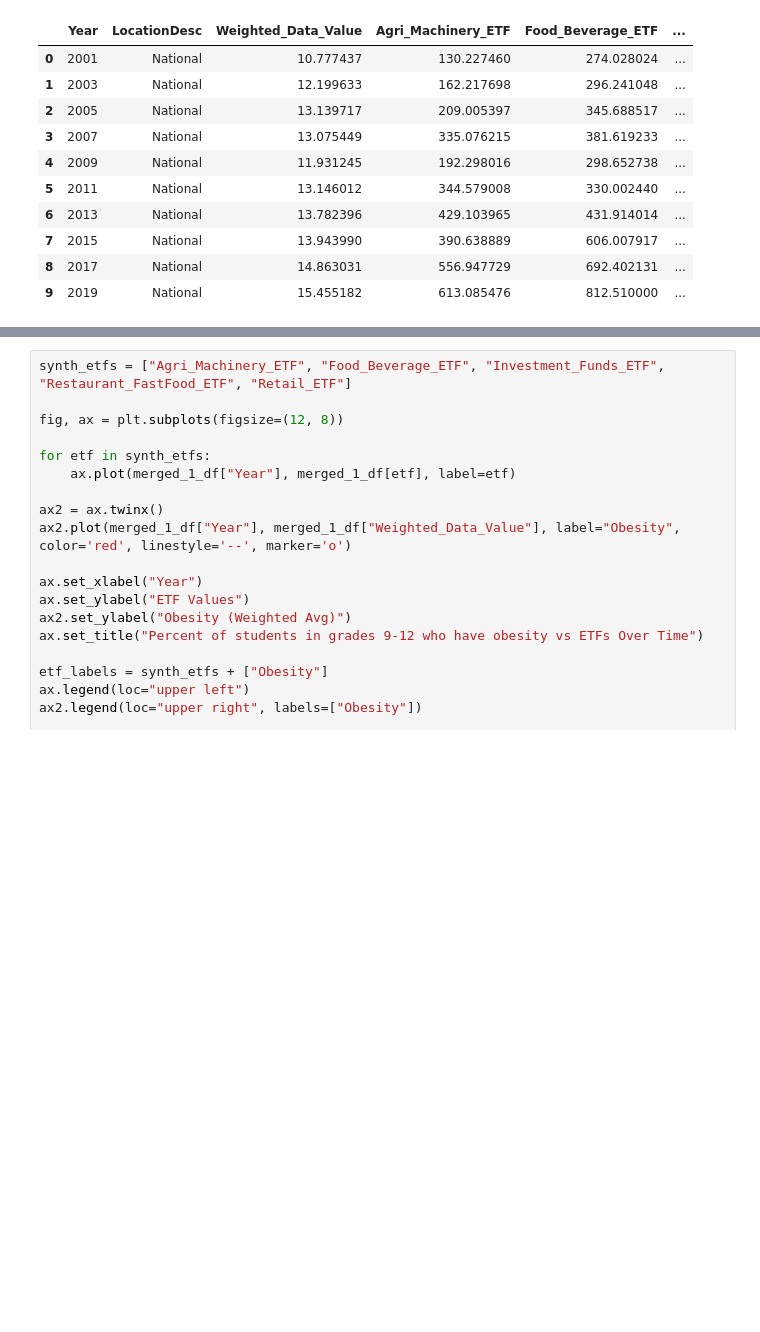
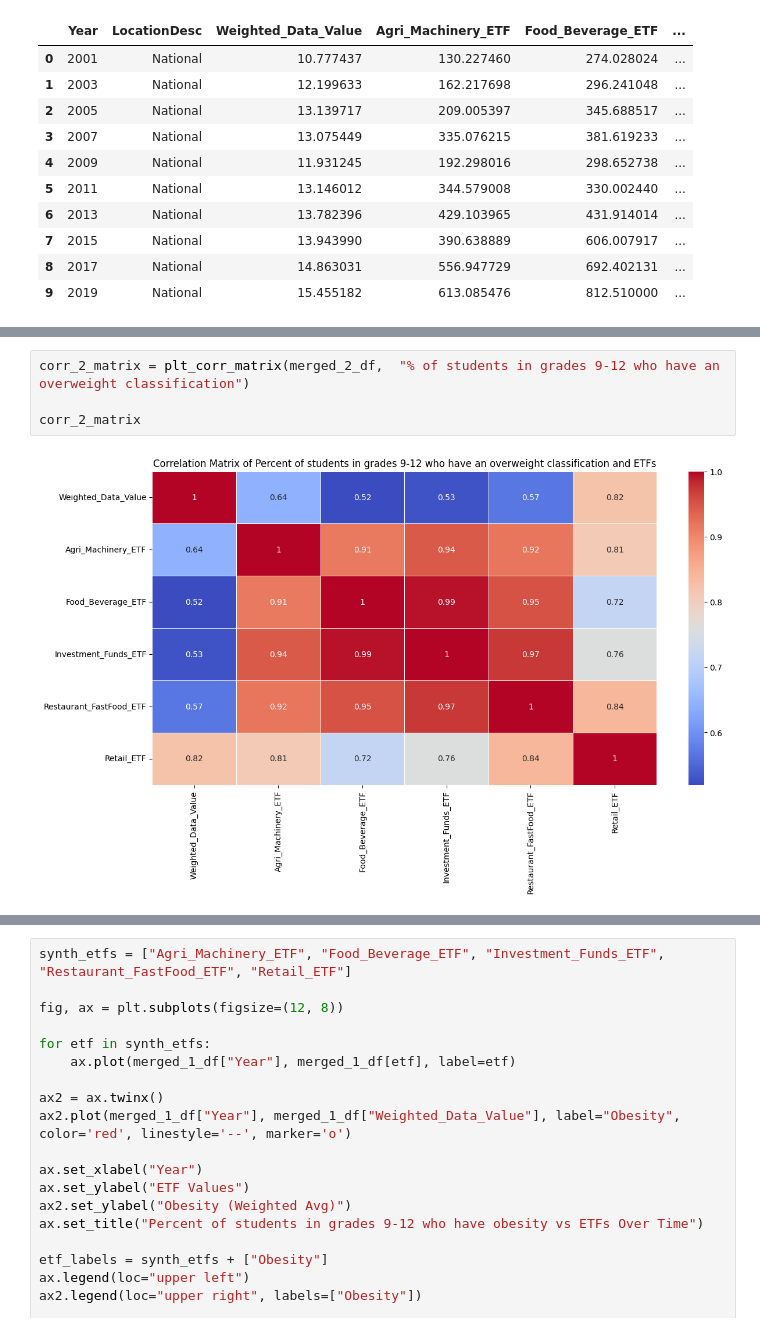
Before and after one commit to TonyZhang2004/Citadel-Summer-Datathon, a Jupyter notebook: EDA/synth_etf_corr.ipynb, the cells around one changed output, grey strips where cells are left out. Drawn from its saved outputs; the diff is of its cells as text; blank space fills up the shorter version.

```diff
--- a/EDA/synth_etf_corr.ipynb
+++ b/EDA/synth_etf_corr.ipynb
@@ -270,0 +231,6 @@ corr_4_matrix
+# %%
+corr_2_matrix = plt_corr_matrix(merged_2_df,  "% of students in grades 9-12 who have an overweight classification")
+
+corr_2_matrix
+# %% [output]
+[figure, added]
```
Also changed, not shown: parts of 7 cells of this notebook.
